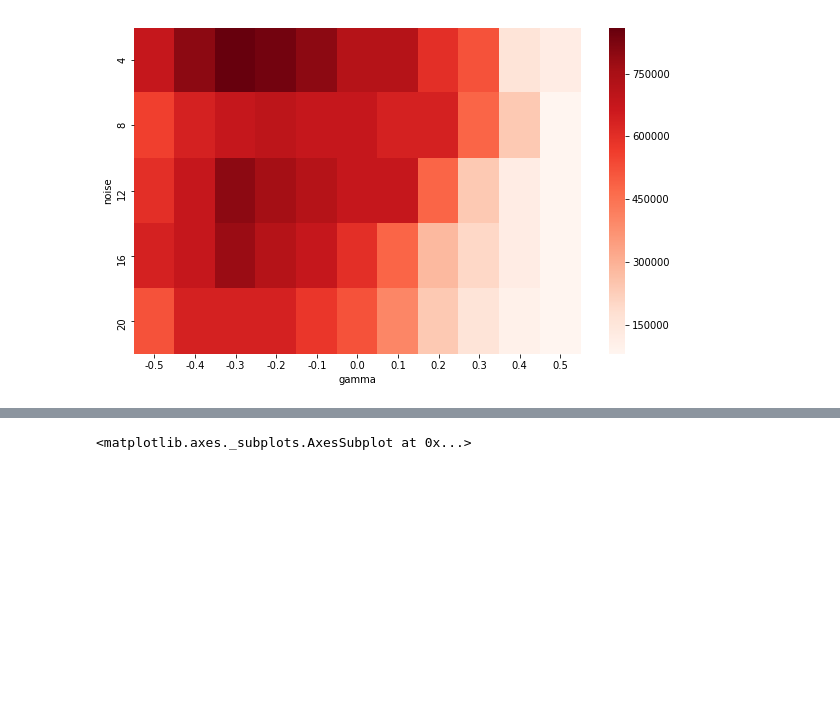
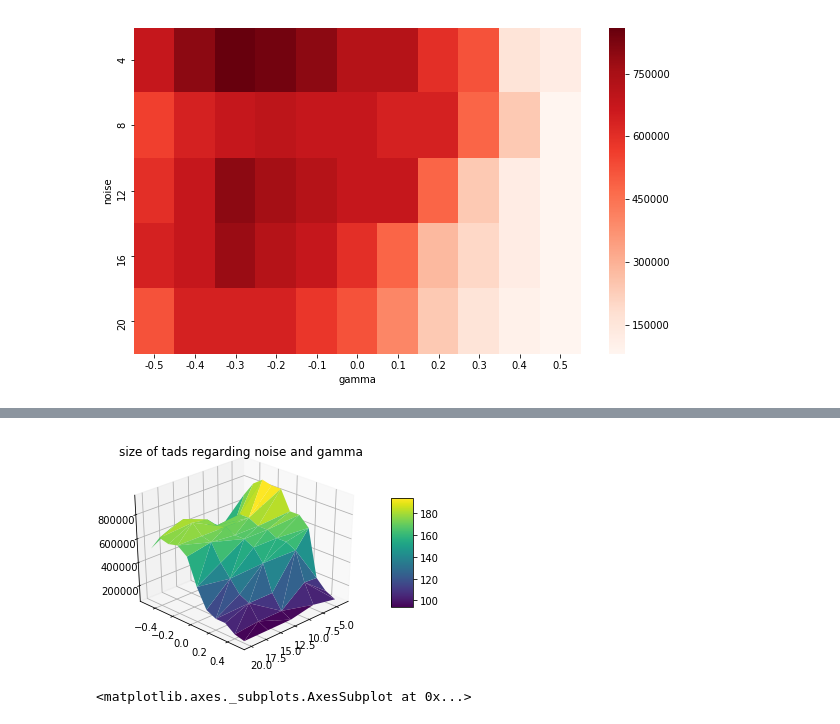
Before and after one commit to dmitrymyl/TADselect, a Jupyter notebook: sim_TADs/Analyze_sim_TADs.ipynb, the cells around one changed output, grey strips where cells are left out. Cells and saved outputs as stored; diff of their text form; code cells hidden in the pictures; blank space fills up the shorter version.

```diff
--- a/sim_TADs/Analyze_sim_TADs.ipynb
+++ b/sim_TADs/Analyze_sim_TADs.ipynb
@@ -518,3 +514,7 @@ np.median(lava_armatus_stats.size_tads)
+# %%
+lava_armatus_stats["gamma"] = np.array(lava_armatus_stats["gamma"], dtype=float)
+lava_armatus_stats["noise"] = np.array(lava_armatus_stats["noise"], dtype=float)
+lava_armatus_stats["size_tads"] = np.array(lava_armatus_stats["size_tads"], dtype=float)
 # %%
 lava_armatus_stats["amount"] = np.array(lava_armatus_stats["amount"], dtype=int)
 lava_armatus_stats["value"] = np.array(lava_armatus_stats["value"], dtype=float)
@@ -524,3 +524,9 @@ sns.heatmap(armatus_sizes, cmap="Reds")
 # %% [output]
 <matplotlib.axes._subplots.AxesSubplot at 0x...>
 [figure]
+# %%
+df = pd.DataFrame(index=range(len(noise_values) * len(sim_values) * len(armatus_gamma) * len(stats)), columns=["X", "Y", "Z"])
+df.loc[:, "X"] = lava_armatus_stats["gamma"]
+df.loc[:, "Y"] = lava_armatus_stats["noise"]
+df.loc[:, "Z"] = lava_armatus_stats["size_tads"]
+df
@@ -527,3 +552,13 @@ sns.heatmap(armatus_sizes, cmap="Reds")
+# %%
+fig = plt.figure()
+ax = fig.gca(projection='3d')
+ax.plot_trisurf(df["Y"], df["X"], df["Z"], cmap=plt.cm.viridis, linewidth=0.2)
+plt.title("size of tads regarding noise and gamma")
+fig.colorbar( surf, shrink=0.5, aspect=5)
+ax.view_init(30, 45)
+plt.show()
+# %% [output]
+[figure, added]
 # %%
 armatus_sizes = lava_armatus_stats[lava_armatus_stats.stat == "TPR_bins"].pivot_table(index=["value"], columns=["gamma"], values="size_tads", aggfunc=np.median)
 sns.heatmap(armatus_sizes, cmap="Reds")
```
Also changed, not shown: parts of 14 cells of this notebook, 1 other file.
